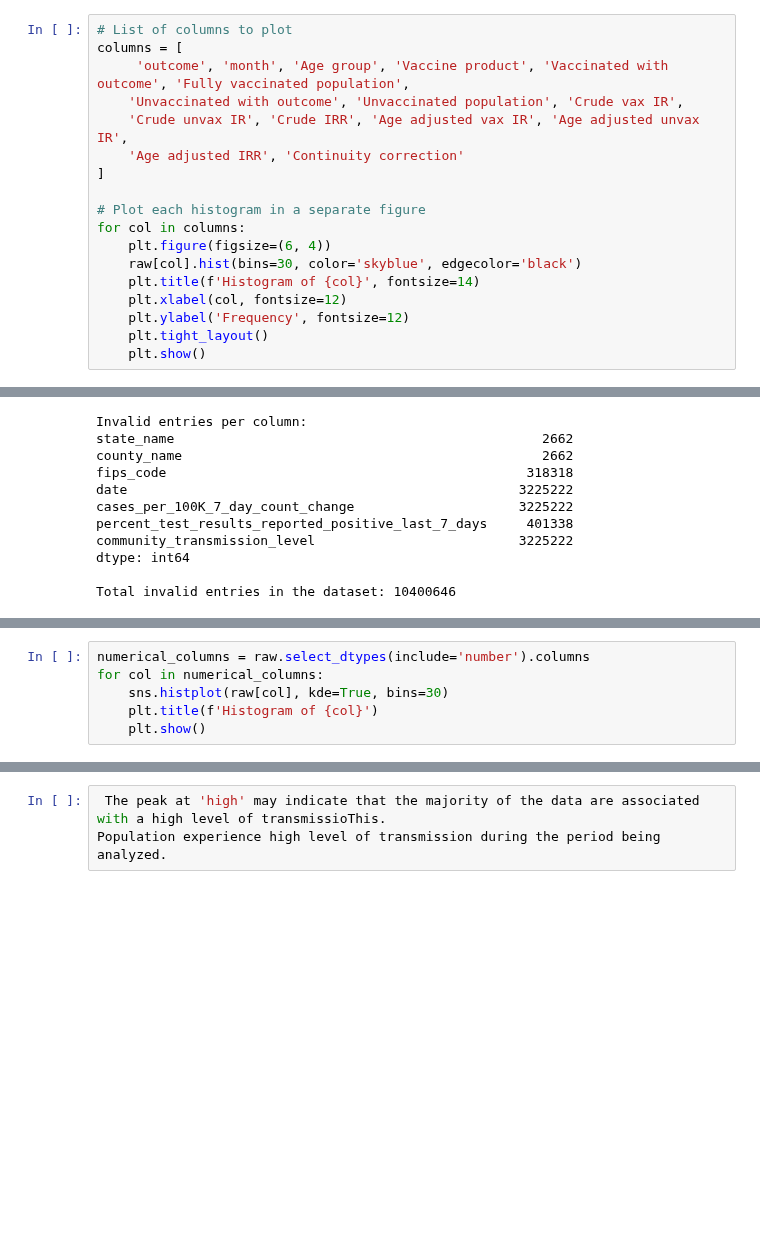
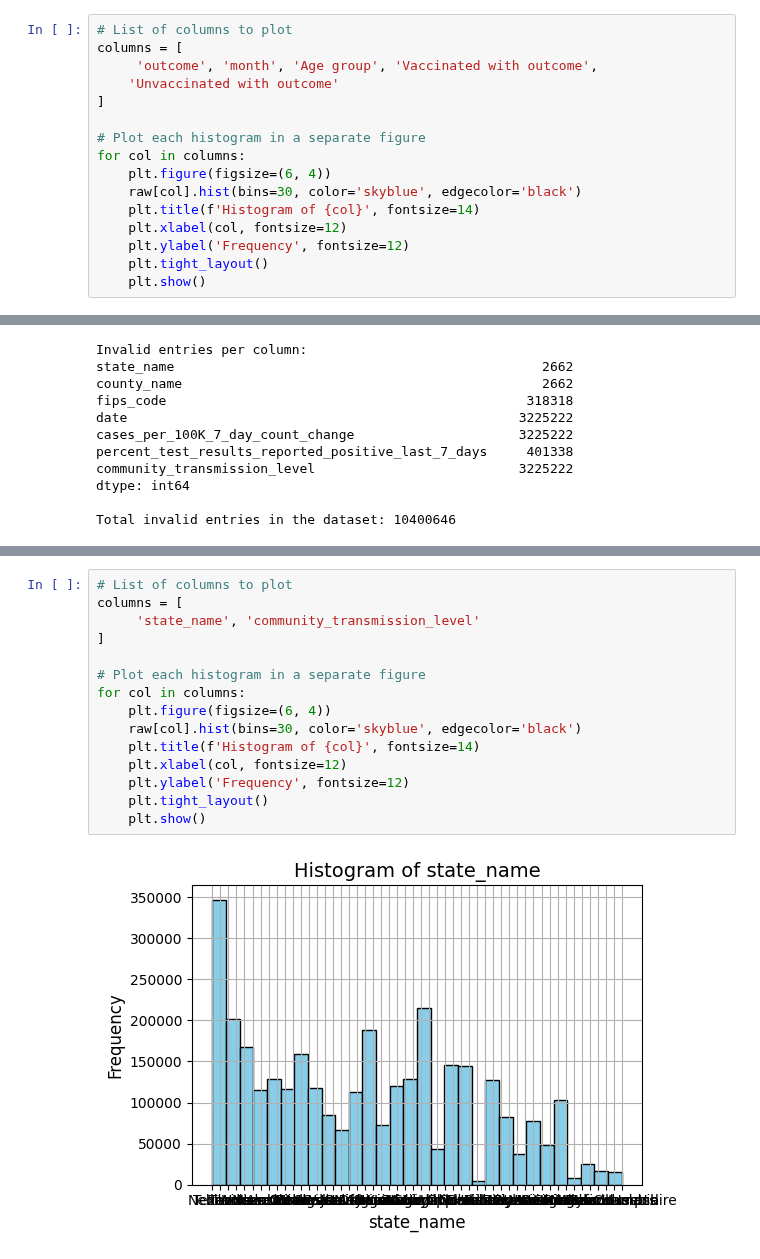
Before and after one commit to belakap/Covid-19-analysis, a Jupyter notebook: 02_Basic_Analyses.ipynb, the cells around one changed output, grey strips where cells are left out. Drawn from its saved outputs; the diff is of its cells as text; blank space fills up the shorter version.

```diff
--- a/02_Basic_Analyses.ipynb
+++ b/02_Basic_Analyses.ipynb
@@ -234,10 +234,8 @@ QUICK INSIGHT VISUALISATION
 # %%
 # List of columns to plot
 columns = [
-     'outcome', 'month', 'Age group', 'Vaccine product', 'Vaccinated with outcome', 'Fully vaccinated population',
-    'Unvaccinated with outcome', 'Unvaccinated population', 'Crude vax IR',
-    'Crude unvax IR', 'Crude IRR', 'Age adjusted vax IR', 'Age adjusted unvax IR',
-    'Age adjusted IRR', 'Continuity correction'
+     'outcome', 'month', 'Age group', 'Vaccinated with outcome',
+    'Unvaccinated with outcome'
 ]
 
 # Plot each histogram in a separate figure
@@ -592,6 +549,0 @@ QUICK INSIGHT VISUALISATION
-# %%
-numerical_columns = raw.select_dtypes(include='number').columns
-for col in numerical_columns:
-    sns.histplot(raw[col], kde=True, bins=30)
-    plt.title(f'Histogram of {col}')
-    plt.show()
@@ -619,3 +550,17 @@ plt.show()
-# %%
- The peak at 'high' may indicate that the majority of the data are associated with a high level of transmissioThis.
-Population experience high level of transmission during the period being analyzed.
+# %%
+# List of columns to plot
+columns = [
+     'state_name', 'community_transmission_level'
+]
+
+# Plot each histogram in a separate figure
+for col in columns:
+    plt.figure(figsize=(6, 4))
+    raw[col].hist(bins=30, color='skyblue', edgecolor='black')
+    plt.title(f'Histogram of {col}', fontsize=14)
+    plt.xlabel(col, fontsize=12)
+    plt.ylabel('Frequency', fontsize=12)
+    plt.tight_layout()
+    plt.show()
+# %% [output]
+[figure, added]
```
Also changed, not shown: parts of 14 cells of this notebook.
